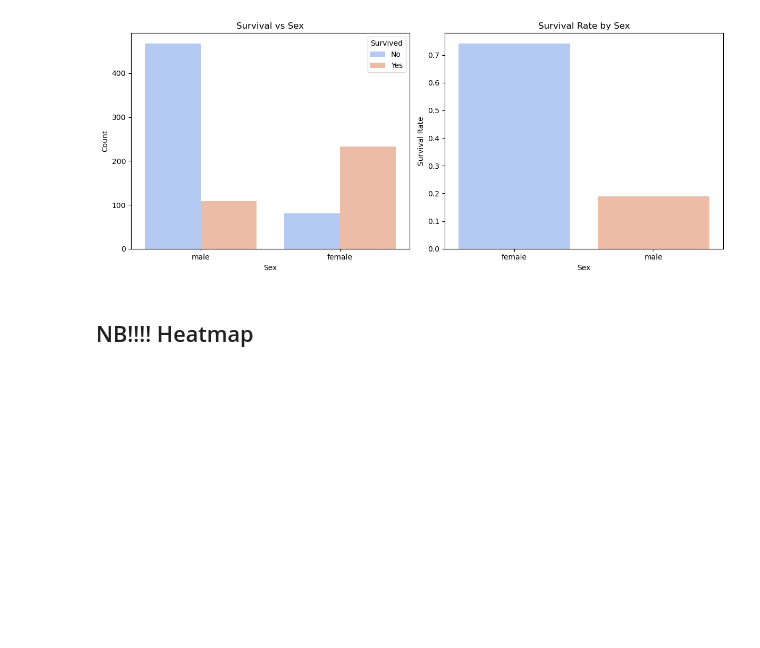
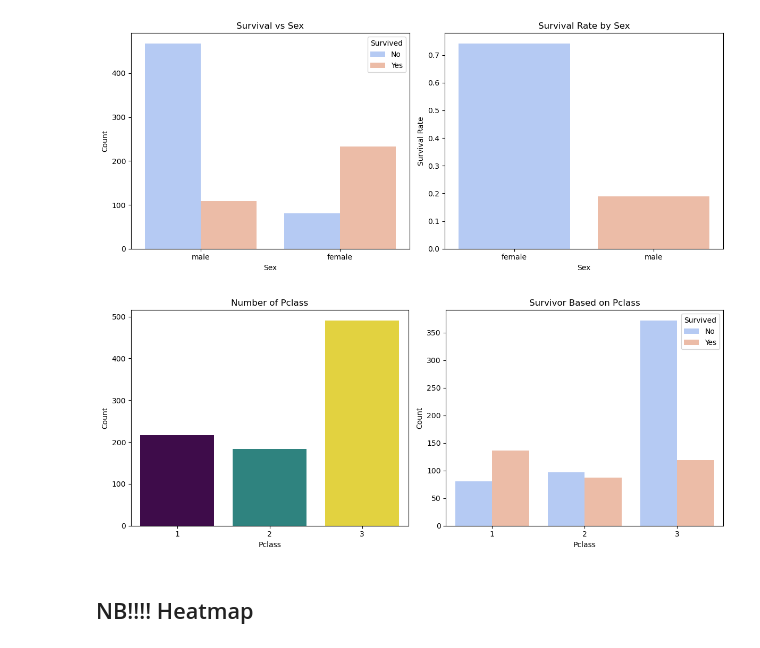
Before and after one commit to johannesmakgetha/Titanic---Machine-Learning-from-Disaster, a Jupyter notebook: notebook.ipynb, the cells around one changed output. Cells and saved outputs as stored; diff of their text form; code cells hidden in the pictures; blank space fills up the shorter version.

```diff
--- a/notebook.ipynb
+++ b/notebook.ipynb
@@ -343,6 +344,28 @@ plt.tight_layout()
 plt.show()
 # %% [output]
 [figure]
+# %%
+
+plt.figure(figsize=(12, 5))
+
+plt.subplot(1, 2, 1)
+sns.countplot(x='Pclass', data=data_cleaned,hue='Pclass', palette='viridis',legend=False)
+plt.title("Number of Pclass")
+plt.xlabel("Pclass")
+plt.ylabel("Count")
+
+
+plt.subplot(1, 2, 2)
+sns.countplot(x='Pclass', hue='Survived', data=data_cleaned, palette='coolwarm')
+plt.title("Survivor Based on Pclass")
+plt.xlabel("Pclass")
+plt.ylabel("Count")
+plt.legend(title="Survived", labels=["No", "Yes"])
+
+plt.tight_layout()
+plt.show()
+# %% [output]
+[figure, added]
 # %% [markdown]
 NB!!!! Heatmap
 ---
```
Also changed, not shown: parts of 31 cells of this notebook.
